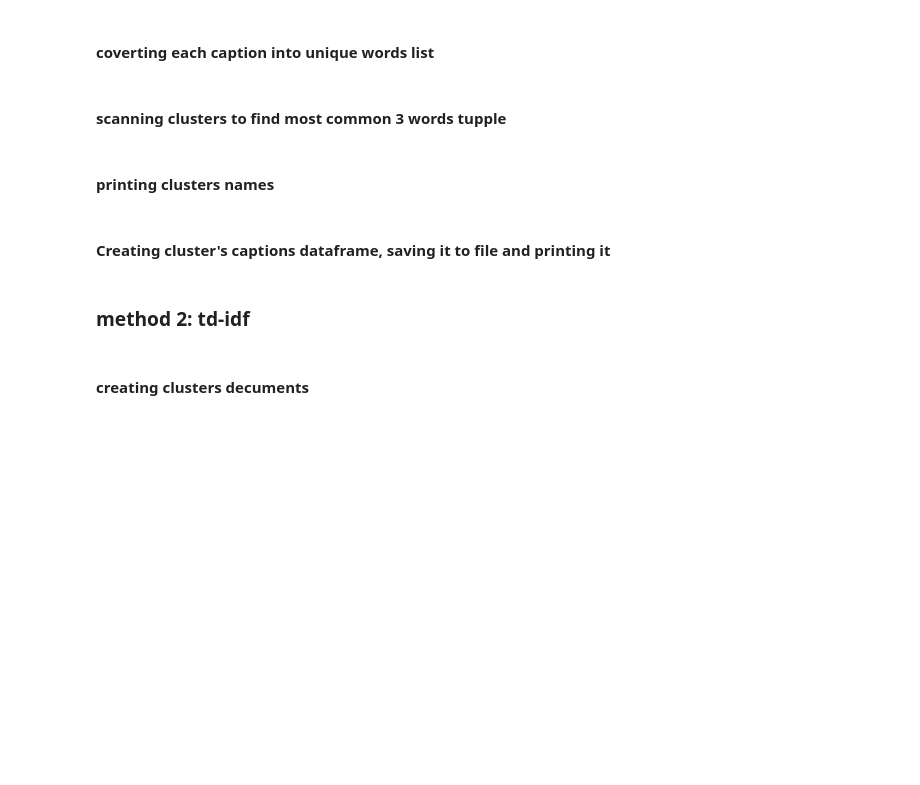
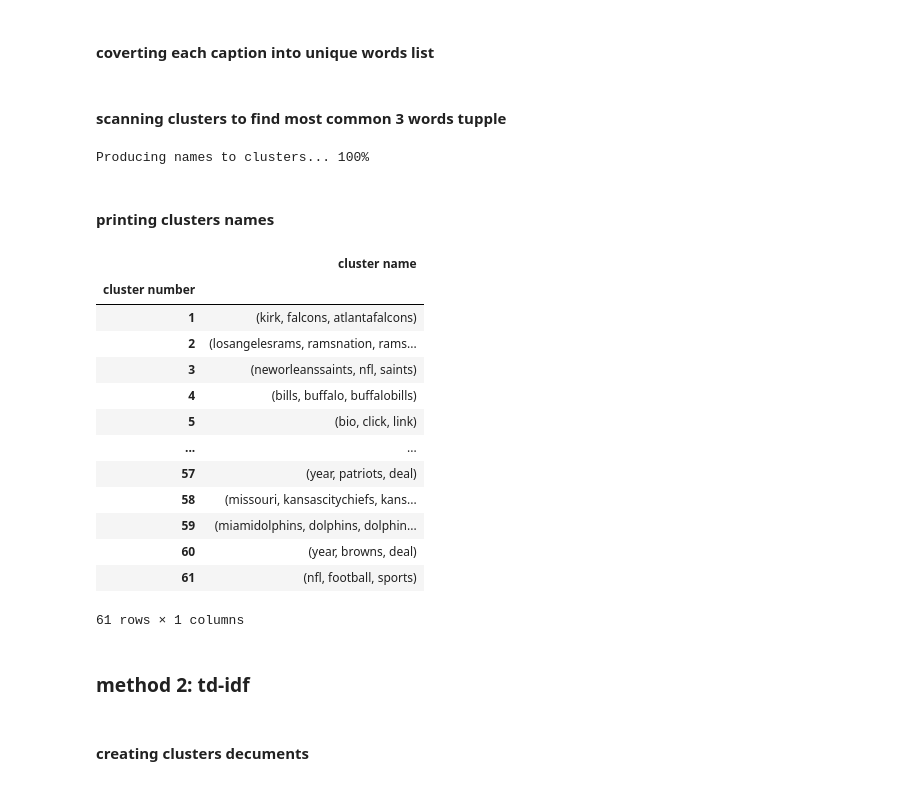
Before and after one commit to MuhammadShamrokh/instagram-api, a Jupyter notebook: analytics/posts-clustering/posts-clustering-by-captions/posts-clustering.ipynb, the cells around one changed output. Cells and saved outputs as stored; diff of their text form; code cells hidden in the pictures; blank space fills up the shorter version.

Commit message:
tf-idf clusters naming was implemented, the code was sorted.

```diff
--- a/analytics/posts-clustering/posts-clustering-by-captions/posts-clustering.ipynb
+++ b/analytics/posts-clustering/posts-clustering-by-captions/posts-clustering.ipynb
@@ -45,8 +45,8 @@ profiles_data_file_url = f"{script_inputs_folder_url}/nfl_profiles.parquet"
 # ------------- flags -------------
 embed_posts_captions = False
 # must turn these 2 flags togther (otherswise data wont be synchronized)
-calculate_optimal_clusters_number = True
-calculate_ith_profiles_clusters_cover = True
+calculate_optimal_clusters_number = False
+calculate_ith_profiles_clusters_cover = False
 
 # ------------- global variables -------------
 SEPERATOR = "========================================================================================================="
@@ -420,9 +455,9 @@ common_words_set = set(articles + conjunctions + prepositions + pronouns + posse
 #### coverting each caption into unique words list
 # %%
 # a list to store aggresive cleaned posts text - removing symbols and numbers
-clean_captions_list = list()
+aggressive_clean_captions_list = list()
 # a list to save each caption words
-clean_captions_unique_words_list = list()
+aggressive_clean_captions_unique_words_list = list()
 
 # scanning posts dataframe to aggresive clean posts captions
 for idx, row in posts_df.iterrows():
@@ -430,14 +465,14 @@ for idx, row in posts_df.iterrows():
     # reading caption
     caption = row[CAPTIONS_COLUMN_NAME]
     # removing all non-alphabeta chars
-    clean_caption = ''.join([char if char.isalpha() else ' ' for char in caption])
-    clean_caption = ' '.join([word for word in clean_caption.split() if (word.isalpha() and len(word) >=3)])
-    clean_captions_list.append(clean_caption)
+    aggressive_clean_caption = ''.join([char if char.isalpha() else ' ' for char in caption])
+    aggressive_clean_caption = ' '.join([word for word in aggressive_clean_caption.split() if (word.isalpha() and len(word) >=3)])
+    aggressive_clean_captions_list.append(aggressive_clean_caption)
 
 
-for i in range(len(clean_captions_list)):
+for i in range(len(aggressive_clean_captions_list)):
     # coverting clean post texts into a unique list of words
-    clean_captions_unique_words_list.append(list(set([word for word in clean_captions_list[i].lower().split() if (word not in common_words_set)])))
+    aggressive_clean_captions_unique_words_list.append(list(set([word for word in aggressive_clean_captions_list[i].lower().split() if (word not in common_words_set)])))
 # %% [markdown]
 #### scanning clusters to find most common 3 words tupple
 # %%
@@ -448,11 +483,11 @@ clusters_name_lst = list()
 for cluster in range(OPTIMAL_CLUSTERS_NUMBER):
     # init a dictionary to count words tuple appearances
     words_tupple_count_dict = dict()
-    # extracting cluster caption sentences (each caption is a list of words)
-    cluster_captions_words = [clean_captions_unique_words_list[idx] for idx in posts_indexes_per_cluster_lst[cluster]]
+    # extracting posts captions words in each cluster (each caption is a list of words)
+    cluster_captions_words_list = [aggressive_clean_captions_unique_words_list[idx] for idx in posts_indexes_per_cluster_lst[cluster]]
 
     # scanning all captions in cluster to count words tuples appearances
-    for caption_words in cluster_captions_words:
+    for caption_words in cluster_captions_words_list:
         # checking if caption has enough words
         if len(caption_words) >= 3:
             for idx1 in range(len(caption_words)-2):
@@ -467,17 +502,32 @@ for cluster in range(OPTIMAL_CLUSTERS_NUMBER):
 
     # printing proccess percentage
     print_process("Producing names to clusters...", cluster, OPTIMAL_CLUSTERS_NUMBER - 1)
+# %% [output]
+Producing names to clusters... 100%
 # %% [markdown]
 #### printing clusters names
 # %%
-clusters_names_df = pd.DataFrame({'cluster number':[i for i in range(OPTIMAL_CLUSTERS_NUMBER)],
-                                  'cluster name': clusters_name_lst }).set_index("cluster number")
+n_gram_clusters_names_df = pd.DataFrame({'cluster number':[i+1 for i in range(OPTIMAL_CLUSTERS_NUMBER)],
+                                  'cluster name': clusters_name_lst}).set_index("cluster number")
 
-clusters_names_file_url = data_set_folder_url +"cluster-names.csv"
-clusters_names_df.to_csv(clusters_names_file_url)
-display(clusters_names_df)
+n_gram_clusters_names_file_url = f"{script_outputs_folder_url}/n-gram-method-clusters-names.csv"
+n_gram_clusters_names_df.to_csv(n_gram_clusters_names_file_url)
+display(n_gram_clusters_names_df)
+# %% [output]
+|  | cluster name |
+| cluster number |  |
+| 1 | (kirk, falcons, atlantafalcons) |
+| 2 | (losangelesrams, ramsnation, rams... |
+| 3 | (neworleanssaints, nfl, saints) |
+| 4 | (bills, buffalo, buffalobills) |
+| 5 | (bio, click, link) |
+| ... | ... |
+| 57 | (year, patriots, deal) |
+| 58 | (missouri, kansascitychiefs, kans... |
+| 59 | (miamidolphins, dolphins, dolphin... |
+| 60 | (year, browns, deal) |
+| 61 | (nfl, football, sports) |
+61 rows × 1 columns
-# %% [markdown]
-#### Creating cluster's captions dataframe, saving it to file and printing it
 # %% [markdown]
 ### method 2: td-idf
 # %% [markdown]
```
Also changed, not shown: parts of 22 cells of this notebook.
